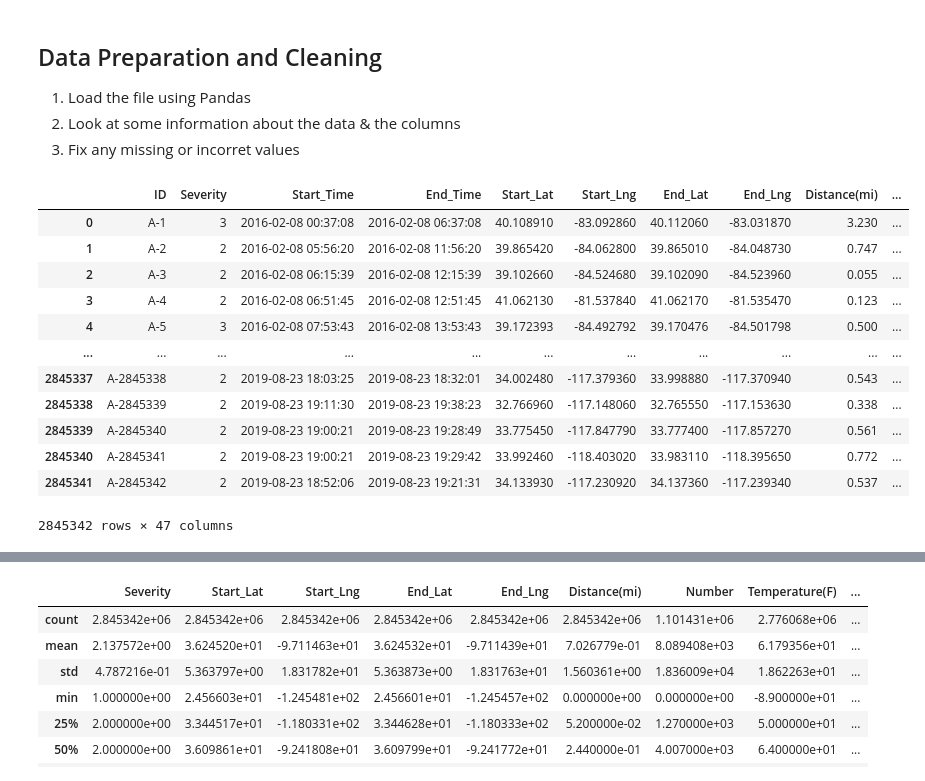
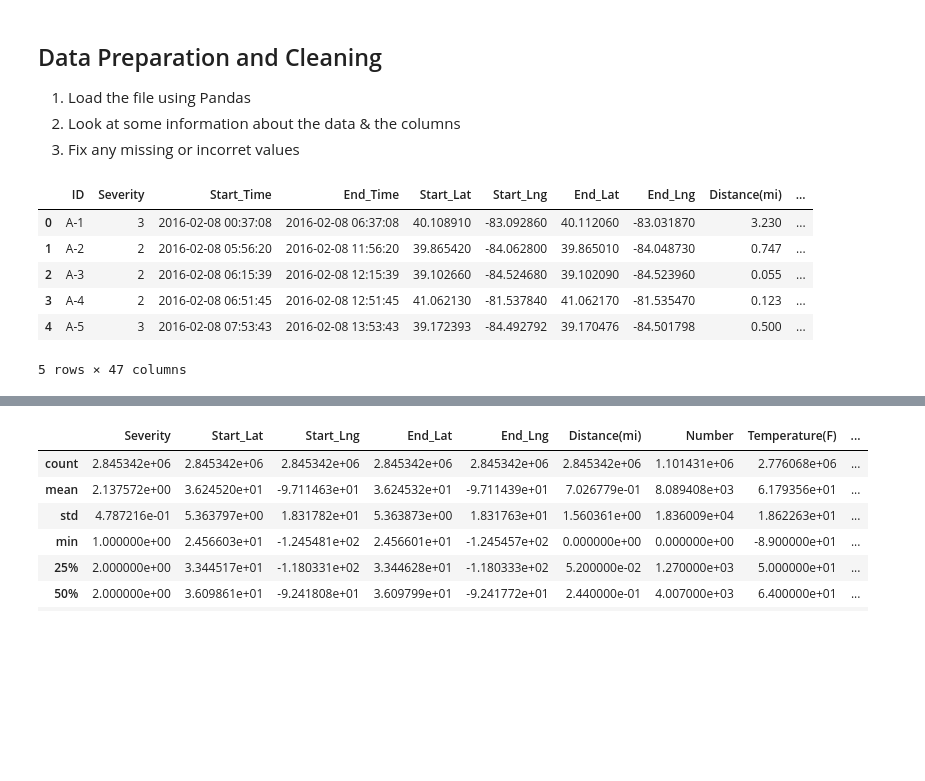
Before and after one commit to matthewmachnowski/us-accidents-analysis, a Jupyter notebook: us_accidents_analysis.ipynb, the cells around one changed output, grey strips where cells are left out. Drawn from its saved outputs; the diff is of its cells as text; code cells hidden in the pictures; blank space fills up the shorter version.

```diff
--- a/us_accidents_analysis.ipynb
+++ b/us_accidents_analysis.ipynb
@@ -36,18 +50,12 @@ import pandas as pd
 # %%
 df = pd.read_csv(data_filename)
 # %%
-df
+df.head()
 # %% [output]
 |  | ID | Severity | Start_Time | End_Time | Start_Lat | Start_Lng | End_Lat | End_Lng | Distance(mi) | ... |
 | 0 | A-1 | 3 | 2016-02-08 00:37:08 | 2016-02-08 06:37:08 | 40.108910 | -83.092860 | 40.112060 | -83.031870 | 3.230 | ... |
 | 1 | A-2 | 2 | 2016-02-08 05:56:20 | 2016-02-08 11:56:20 | 39.865420 | -84.062800 | 39.865010 | -84.048730 | 0.747 | ... |
 | 2 | A-3 | 2 | 2016-02-08 06:15:39 | 2016-02-08 12:15:39 | 39.102660 | -84.524680 | 39.102090 | -84.523960 | 0.055 | ... |
 | 3 | A-4 | 2 | 2016-02-08 06:51:45 | 2016-02-08 12:51:45 | 41.062130 | -81.537840 | 41.062170 | -81.535470 | 0.123 | ... |
 | 4 | A-5 | 3 | 2016-02-08 07:53:43 | 2016-02-08 13:53:43 | 39.172393 | -84.492792 | 39.170476 | -84.501798 | 0.500 | ... |
-| ... | ... | ... | ... | ... | ... | ... | ... | ... | ... | ... |
-| 2845337 | A-2845338 | 2 | 2019-08-23 18:03:25 | 2019-08-23 18:32:01 | 34.002480 | -117.379360 | 33.998880 | -117.370940 | 0.543 | ... |
-| 2845338 | A-2845339 | 2 | 2019-08-23 19:11:30 | 2019-08-23 19:38:23 | 32.766960 | -117.148060 | 32.765550 | -117.153630 | 0.338 | ... |
-| 2845339 | A-2845340 | 2 | 2019-08-23 19:00:21 | 2019-08-23 19:28:49 | 33.775450 | -117.847790 | 33.777400 | -117.857270 | 0.561 | ... |
-| 2845340 | A-2845341 | 2 | 2019-08-23 19:00:21 | 2019-08-23 19:29:42 | 33.992460 | -118.403020 | 33.983110 | -118.395650 | 0.772 | ... |
-| 2845341 | A-2845342 | 2 | 2019-08-23 18:52:06 | 2019-08-23 19:21:31 | 34.133930 | -117.230920 | 34.137360 | -117.239340 | 0.537 | ... |
-2845342 rows × 47 columns
+5 rows × 47 columns
```
Also changed, not shown: parts of 31 cells of this notebook.
